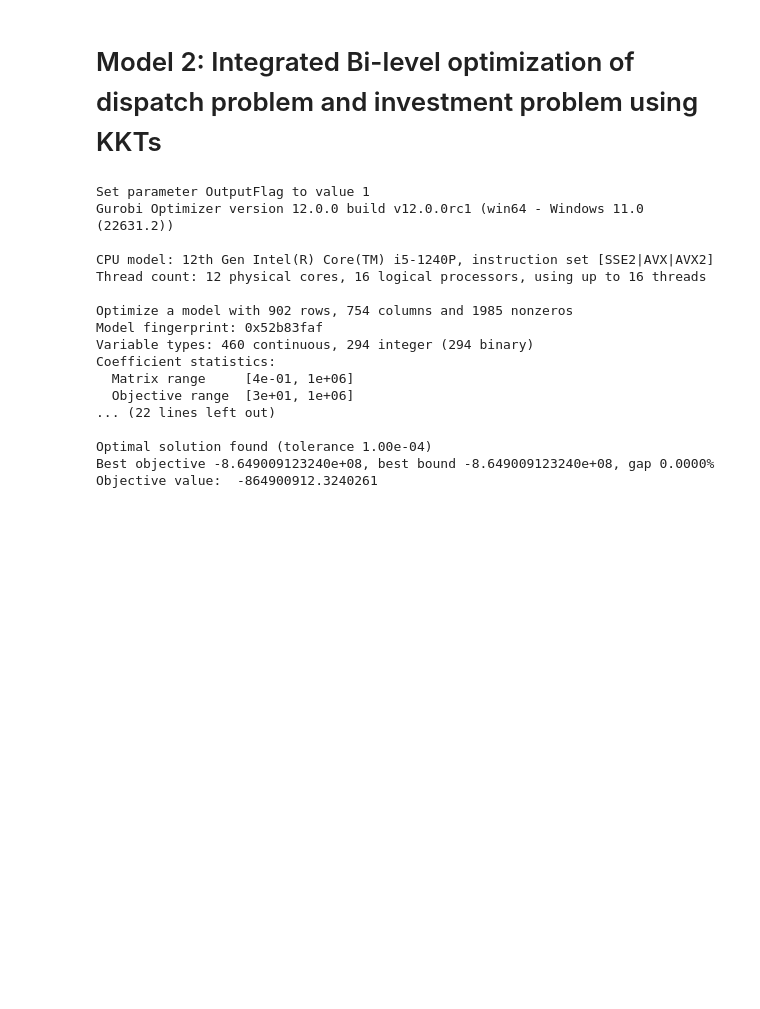
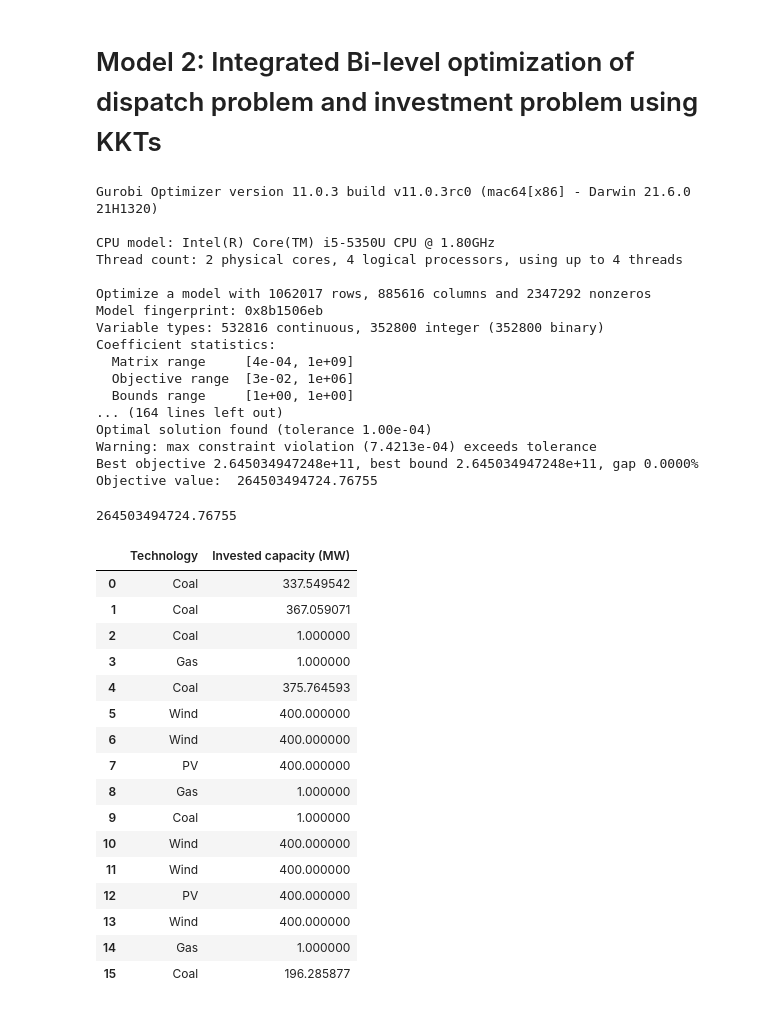
Before and after one commit to bioapfelsaft123/Opti, a Jupyter notebook: AssignmentV2/Main Code/Assignment_Class.ipynb, the cells around one changed output. Drawn from its saved outputs; the diff is of its cells as text; code cells hidden in the pictures; blank space fills up the shorter version.

Commit message:
Model 2

```diff
--- a/AssignmentV2/Main Code/Assignment_Class.ipynb
+++ b/AssignmentV2/Main Code/Assignment_Class.ipynb
@@ -1004,7 +1004,8 @@ plt.show()
 # Model 2: Integrated Bi-level optimization of dispatch problem and investment problem using KKTs
 # %%
  ## CREATE THE PARAMETERS AND DATA OBJECTS
-ParametersObj_SHORT = Parameters(H, D, Y, 3, N_dem, N_gen_E, N_gen_N, N_zone, N_line, B, R, N_S, N_S_test, max_deviation)
-DataObj_SHORT = InputData(Dem[0:3,:], Uti, Load_Z, Gen_E_OpCost, Gen_N_OpCost, Gen_N_MaxInvCap, Gen_E_Cap, Gen_N_InvCost, Gen_E_Tech, Gen_N_Tech, Gen_E_Z, Gen_N_Z, Gen_E_OpCap[0:3,:], Gen_N_OpCap[0:3,:], Trans_React, Trans_Cap, Trans_Line_From_Z, Trans_Line_To_Z, Trans_Z_Connected_To_Z,Gen_N_Data_scenarios,Gen_N_OpCost_scenarios, Gen_N_Data_scenarios_train, Gen_N_OpCost_scenarios_train, Gen_N_Data_scenarios_test, Gen_N_OpCost_scenarios_test)
+a=3600
+ParametersObj_SHORT = Parameters(H, D, Y, a, N_dem, N_gen_E, N_gen_N, N_zone, N_line, B, R, N_S, N_S_test, max_deviation)
+DataObj_SHORT = InputData(Dem[0:a,:], Uti, Load_Z, Gen_E_OpCost, Gen_N_OpCost, Gen_N_MaxInvCap, Gen_E_Cap, Gen_N_InvCost * (a/N), Gen_E_Tech, Gen_N_Tech, Gen_E_Z, Gen_N_Z, Gen_E_OpCap[0:a,:], Gen_N_OpCap[0:a,:], Trans_React, Trans_Cap, Trans_Line_From_Z, Trans_Line_To_Z, Trans_Z_Connected_To_Z,Gen_N_Data_scenarios,Gen_N_OpCost_scenarios, Gen_N_Data_scenarios_train, Gen_N_OpCost_scenarios_train, Gen_N_Data_scenarios_test, Gen_N_OpCost_scenarios_test)
 # %%
 class Model_2_no_zone():
@@ -1159,22 +1172,46 @@ class Model_2_no_zone():
         self.res.df = pd.DataFrame(self.D.Gen_N_Tech, columns = ['Technology'])
         self.res.df['Invested capacity (MW)'] = self.res.P_N
 # %%
-Model2NZ = Model_2_no_zone(ParametersObj_SHORT, DataObj_SHORT)
+Model2NZ_short = Model_2_no_zone(ParametersObj_SHORT, DataObj_SHORT, Reduced_model=0)
 # %% [output]
-Set parameter OutputFlag to value 1
-Gurobi Optimizer version 12.0.0 build v12.0.0rc1 (win64 - Windows 11.0 (22631.2))
+Gurobi Optimizer version 11.0.3 build v11.0.3rc0 (mac64[x86] - Darwin 21.6.0 21H1320)
 
-CPU model: 12th Gen Intel(R) Core(TM) i5-1240P, instruction set [SSE2|AVX|AVX2]
-Thread count: 12 physical cores, 16 logical processors, using up to 16 threads
+CPU model: Intel(R) Core(TM) i5-5350U CPU @ 1.80GHz
+Thread count: 2 physical cores, 4 logical processors, using up to 4 threads
 
-Optimize a model with 902 rows, 754 columns and 1985 nonzeros
-Model fingerprint: 0x52b83faf
-Variable types: 460 continuous, 294 integer (294 binary)
+Optimize a model with 1062017 rows, 885616 columns and 2347292 nonzeros
+Model fingerprint: 0x8b1506eb
+Variable types: 532816 continuous, 352800 integer (352800 binary)
 Coefficient statistics:
-  Matrix range     [4e-01, 1e+06]
-  Objective range  [3e+01, 1e+06]
-... (22 lines left out)
-
+  Matrix range     [4e-04, 1e+09]
+  Objective range  [3e-02, 1e+06]
+  Bounds range     [1e+00, 1e+00]
+... (164 lines left out)
 Optimal solution found (tolerance 1.00e-04)
-Best objective -8.649009123240e+08, best bound -8.649009123240e+08, gap 0.0000%
-Objective value:  -864900912.3240261
+Warning: max constraint violation (7.4213e-04) exceeds tolerance
+Best objective 2.645034947248e+11, best bound 2.645034947248e+11, gap 0.0000%
+Objective value:  264503494724.76755
+# %%
+Model2NZ_short.m.objVal
+# %% [output]
+264503494724.76755
+# %%
+Model2NZ_short.res.df
+# %% [output]
+|  | Technology | Invested capacity (MW) |
+| 0 | Coal | 337.549542 |
+| 1 | Coal | 367.059071 |
+| 2 | Coal | 1.000000 |
+| 3 | Gas | 1.000000 |
+| 4 | Coal | 375.764593 |
+| 5 | Wind | 400.000000 |
+| 6 | Wind | 400.000000 |
+| 7 | PV | 400.000000 |
+| 8 | Gas | 1.000000 |
+| 9 | Coal | 1.000000 |
+| 10 | Wind | 400.000000 |
+| 11 | Wind | 400.000000 |
+| 12 | PV | 400.000000 |
+| 13 | Wind | 400.000000 |
+| 14 | Gas | 1.000000 |
+| 15 | Coal | 196.285877 |
```
Also changed, not shown: parts of 1 cell of this notebook.
